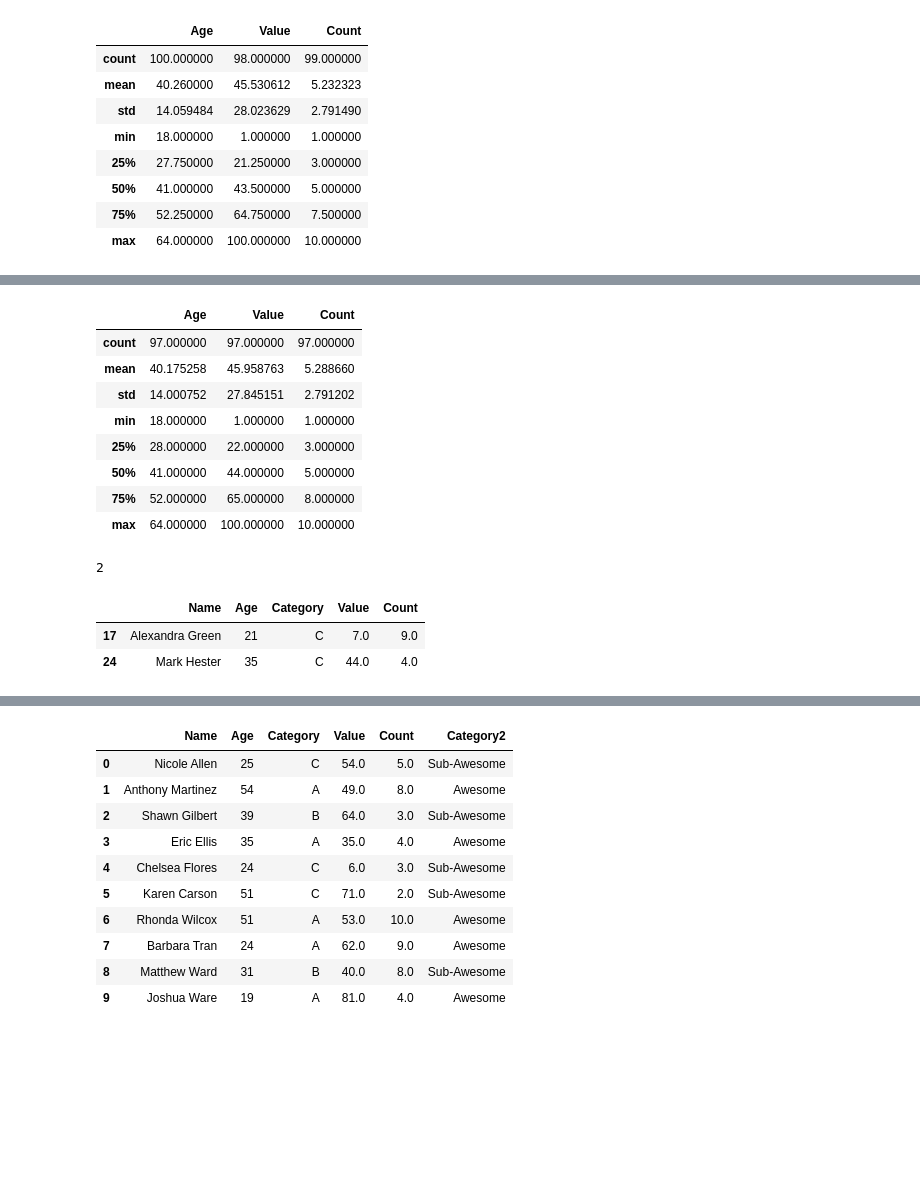
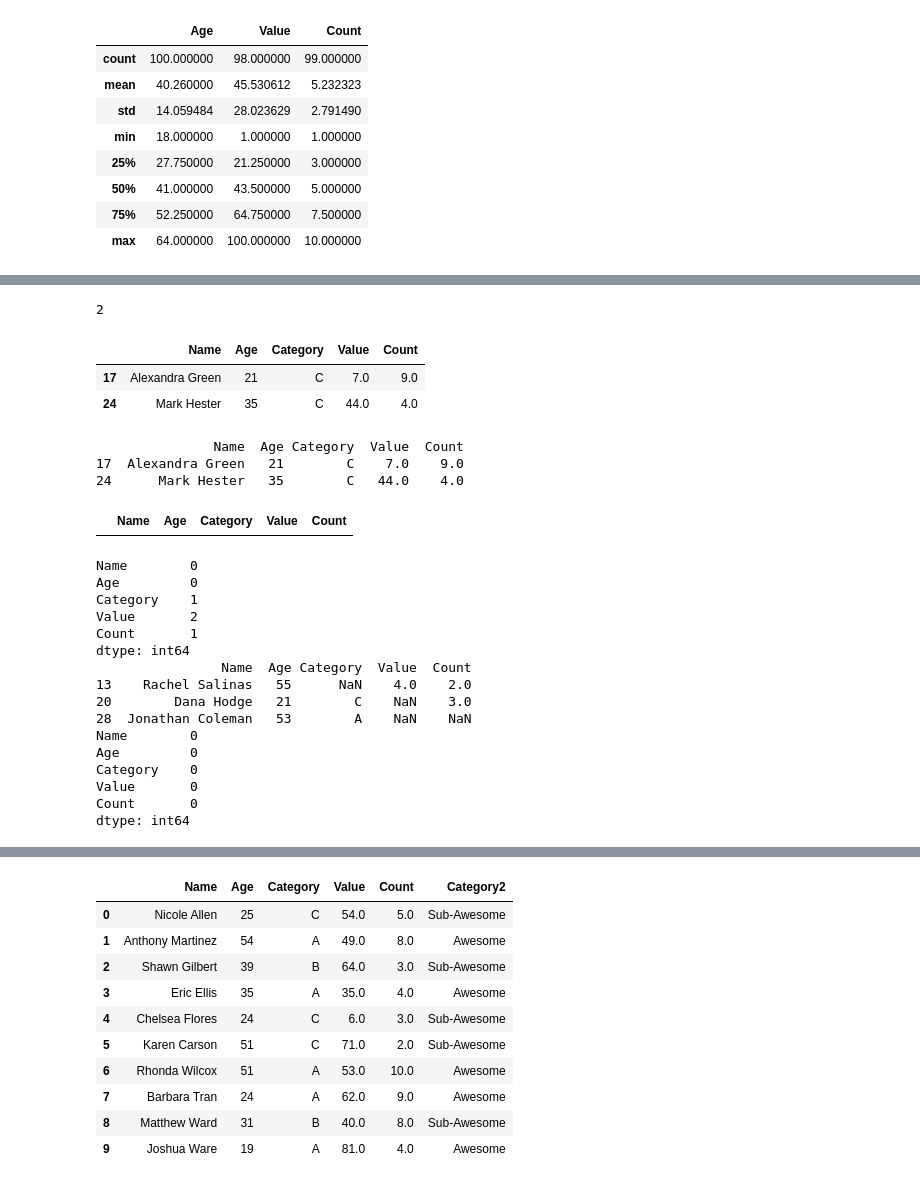
Before and after one commit to rjwrobel86/Python4Statistics, a Jupyter notebook: Notebooks/Pandas.ipynb, the cells around one changed output, grey strips where cells are left out. Drawn from its saved outputs; the diff is of its cells as text; code cells hidden in the pictures; blank space fills up the shorter version.

Commit message:
modified hw

```diff
--- a/Notebooks/Pandas.ipynb
+++ b/Notebooks/Pandas.ipynb
@@ -110,16 +82,3 @@ dtype: int64
-# %%
-#All rows with any missing data are now gone
-df1.describe()
-# %% [output]
-|  | Age | Value | Count |
-| count | 97.000000 | 97.000000 | 97.000000 |
-| mean | 40.175258 | 45.958763 | 5.288660 |
-| std | 14.000752 | 27.845151 | 2.791202 |
-| min | 18.000000 | 1.000000 | 1.000000 |
-| 25% | 28.000000 | 22.000000 | 3.000000 |
-| 50% | 41.000000 | 44.000000 | 5.000000 |
-| 75% | 52.000000 | 65.000000 | 8.000000 |
-| max | 64.000000 | 100.000000 | 10.000000 |
 # %%
 #Check for duplicate rows
 duplicate_count = df1.duplicated().sum()
@@ -138,7 +97,44 @@ duplicated_rows
 | 24 | Mark Hester | 35 | C | 44.0 | 4.0 |
 # %%
 #Checking for duplicates using a subset of columns instead of looking for exact duplicates
-duplicates = df1.duplicated(subset=['Name', 'Age'])
+duplicates = df1[df1.duplicated(subset=['Name', 'Age'])]
+print(duplicates)
+# %% [output]
+               Name  Age Category  Value  Count
+17  Alexandra Green   21        C    7.0    9.0
+24      Mark Hester   35        C   44.0    4.0
 # %%
 #Drop duplicate rows
 df1.drop_duplicates(inplace=True)
+# %%
+#Duplicates are now gone
+duplicated_rows = df1[df1.duplicated()]
+duplicated_rows
+# %% [output]
+|  | Name | Age | Category | Value | Count |
+# %%
+#Count missing values, display rows with missing values, and drop rows with missing values
+print(df1.isnull().sum())
+
+missing_data = df1[df1.isna().any(axis=1)]
+print(missing_data)
+
+df1.dropna(inplace=True) # "inplace=True" modifies the existing data frame
+print(df1.isnull().sum())
+# %% [output]
+Name        0
+Age         0
+Category    1
+Value       2
+Count       1
+dtype: int64
+                Name  Age Category  Value  Count
+13    Rachel Salinas   55      NaN    4.0    2.0
+20        Dana Hodge   21        C    NaN    3.0
+28  Jonathan Coleman   53        A    NaN    NaN
+Name        0
+Age         0
+Category    0
+Value       0
+Count       0
+dtype: int64
```
Also changed, not shown: parts of 14 cells of this notebook, 19 other files.
